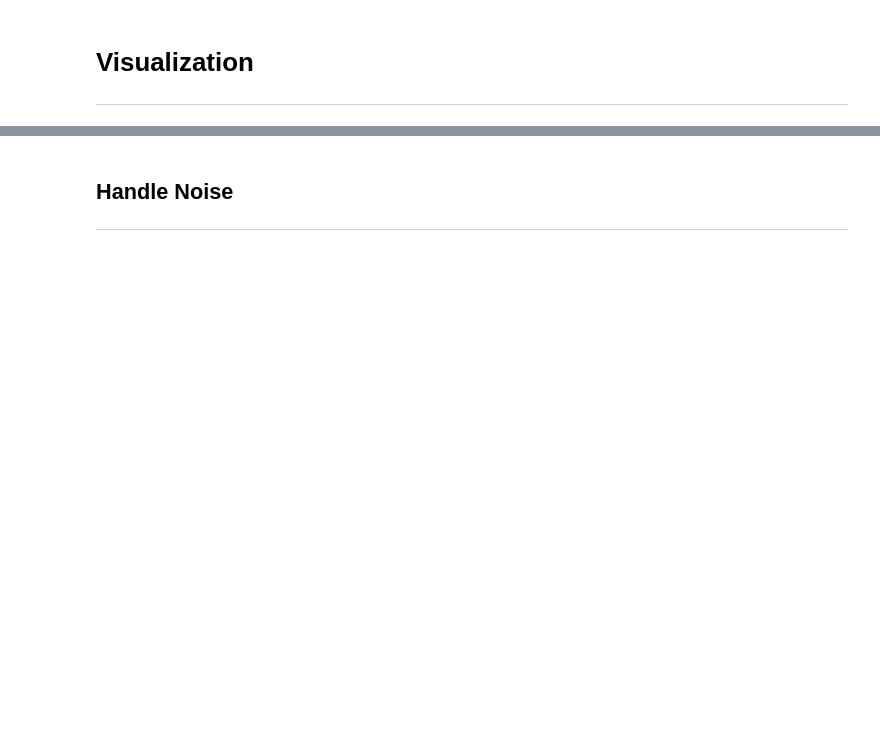
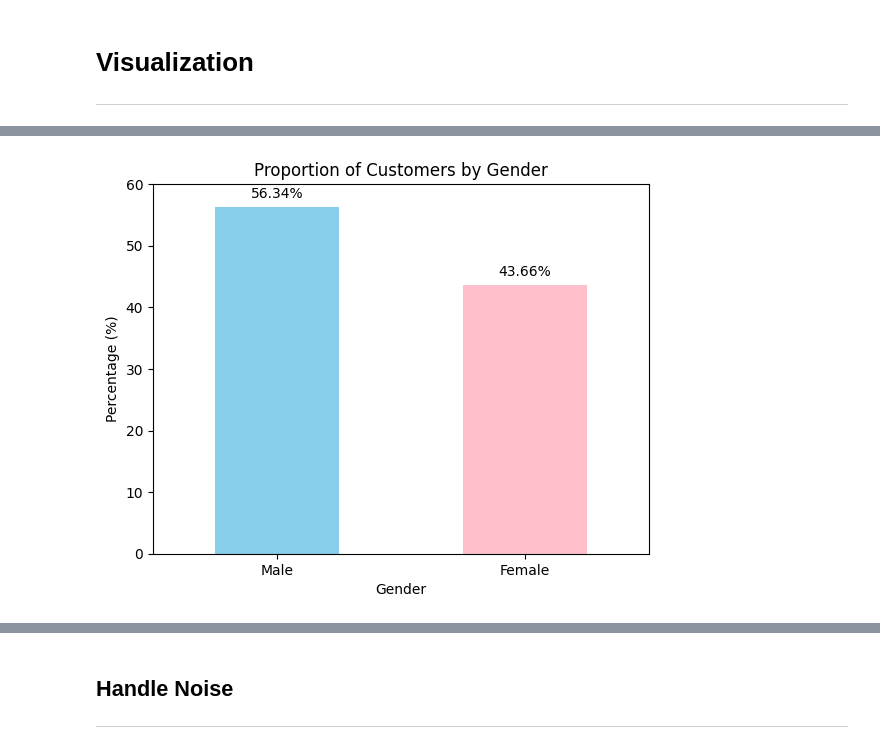
Before and after one commit to phiyenng/Bank-Customers-Churn-Prediction, a Jupyter notebook: notebooks/01_eda.ipynb, the cells around one changed output, grey strips where cells are left out. Saved outputs shown, nothing was run; the diff lists cells and outputs as text; code cells hidden in the pictures; blank space fills up the shorter version.

```diff
--- a/notebooks/01_eda.ipynb
+++ b/notebooks/01_eda.ipynb
@@ -399,18 +130,20 @@ plt.show()
 # %%
 # The proportion of customers' gender as a bar chart
-gender_counts = bank_edadata['Gender'].value_counts(normalize=True).mul(100).round(2)
+gender_counts = bank_data['Gender'].value_counts(normalize=True).mul(100).round(2)
 gender_colors = ['pink' if gender == 'Female' else 'skyblue' for gender in gender_counts.index]
 ax = gender_counts.plot(kind='bar', color=gender_colors)
 plt.title("Proportion of Customers by Gender")
 plt.ylabel("Percentage (%)")
 plt.xlabel("Gender")
 plt.ylim(0, 60)
 plt.xticks(rotation=360)
 
 for i, v in enumerate(gender_counts):
     ax.text(i, v + 1, f"{v}%", ha='center', va='bottom')
 
 plt.show()
+# %% [output]
+[figure, added]
 # %%
 # The proportion of customers' age as a histogram
 plt.figure(figsize=(8, 5))
```
Also changed, not shown: parts of 29 cells of this notebook, 4 other files.
